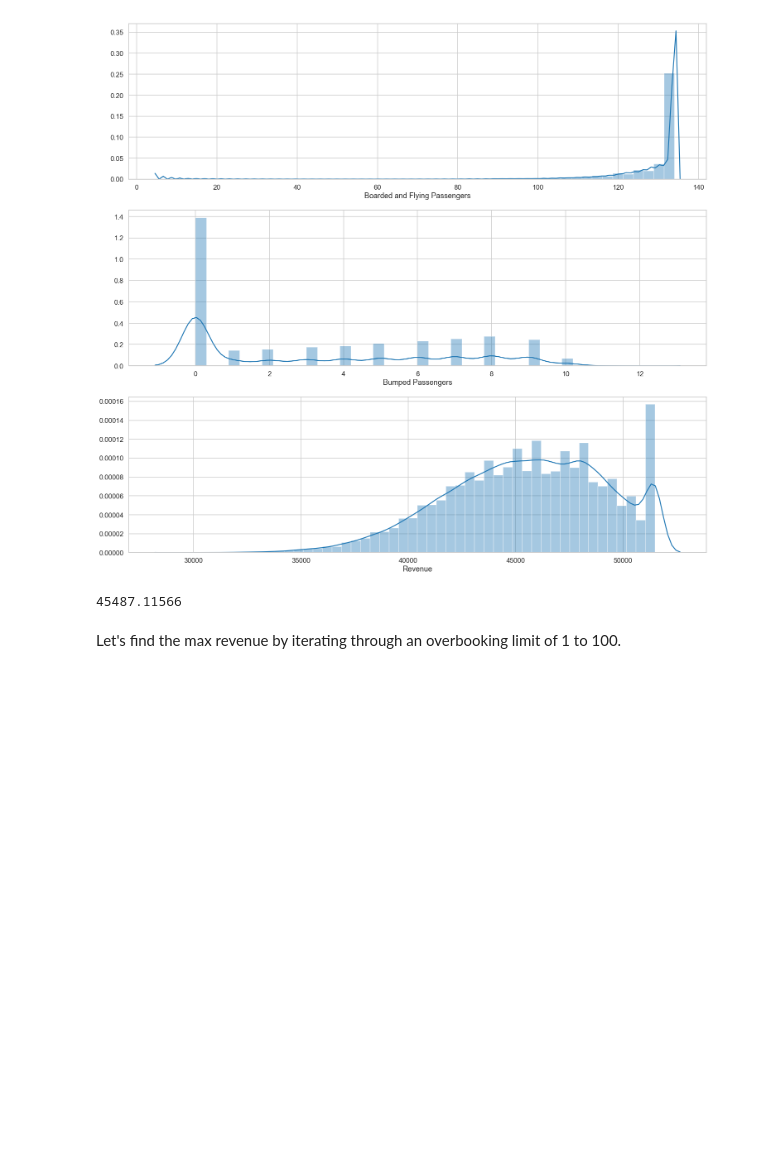
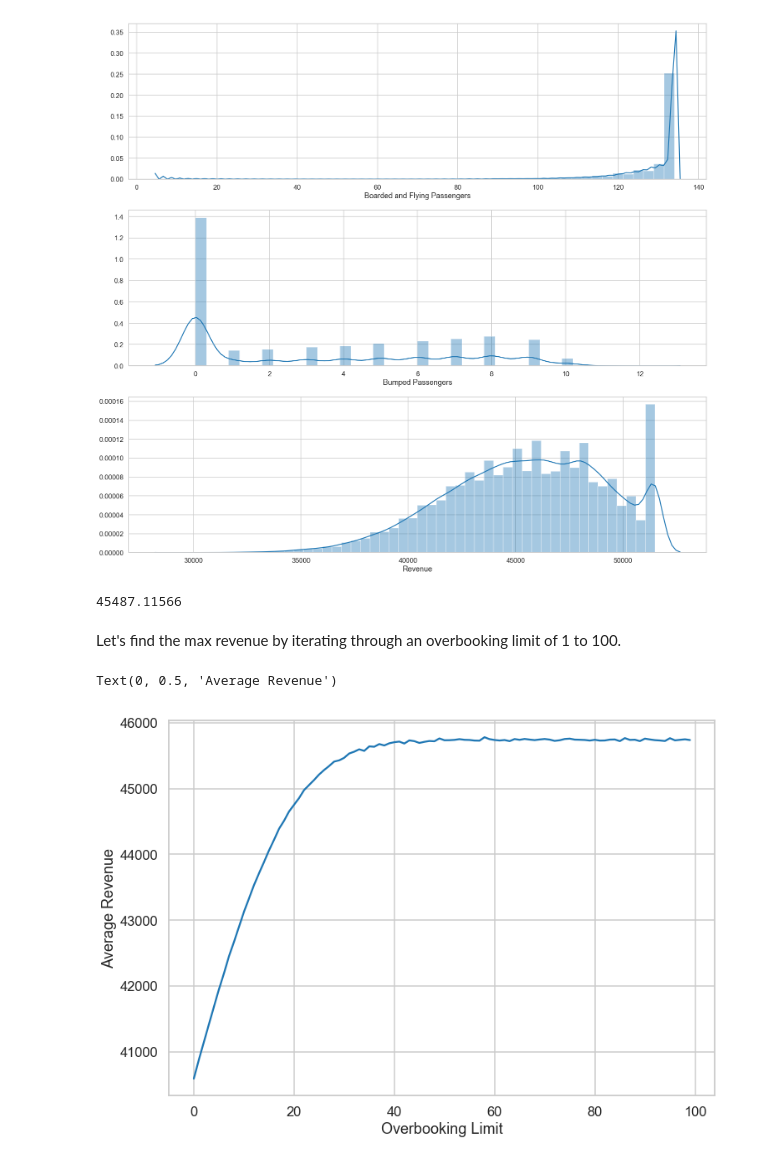
Before and after one commit to yeewill/monte_carlo_blog, a Jupyter notebook: Monte Carlo Flight Overbooking Simulation.ipynb, the cells around one changed output. Cells and saved outputs as stored; diff of their text form; code cells hidden in the pictures; blank space fills up the shorter version.

```diff
--- a/Monte Carlo Flight Overbooking Simulation.ipynb
+++ b/Monte Carlo Flight Overbooking Simulation.ipynb
@@ -361,5 +361,9 @@ for j in range(100):
 # %%
 fig, ax = plt.subplots()
 fig.set_size_inches(11.7, 8.27)
 sns.lineplot(x=overbooking_rate,y=expected_rev)
-plt.savefig('images/optimized.png', dpi=300, bboxinches= 'tight')
+plt.xlabel('Overbooking Limit')
+plt.ylabel('Average Revenue')
+# %% [output]
+Text(0, 0.5, 'Average Revenue')
+[figure, added]
```
